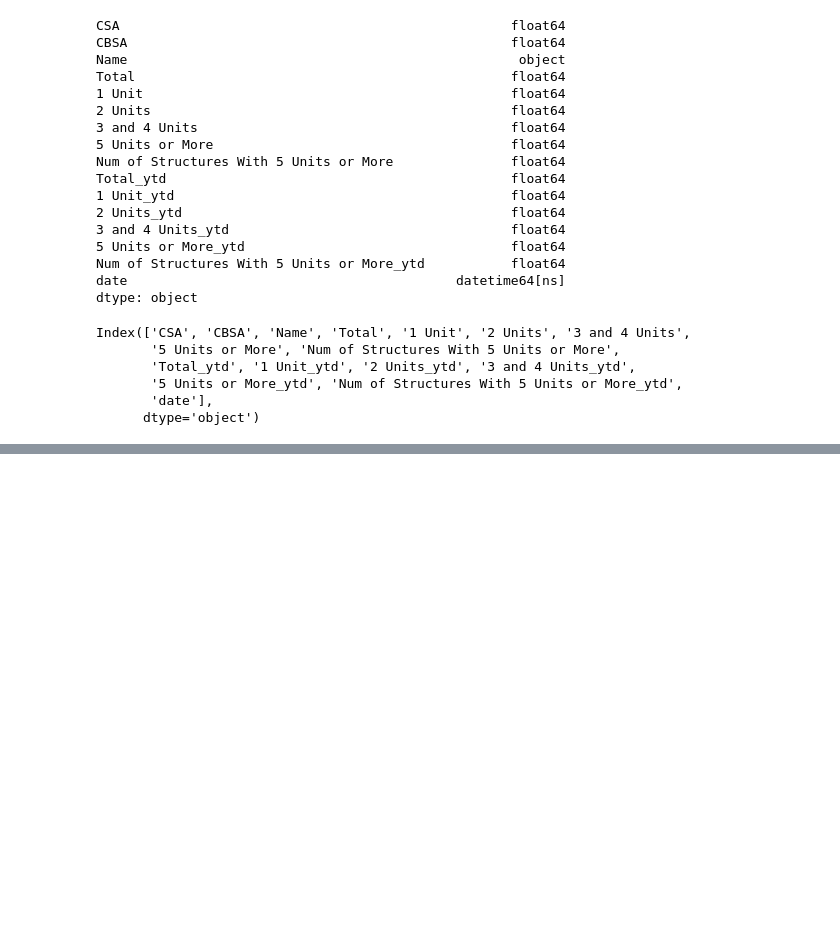
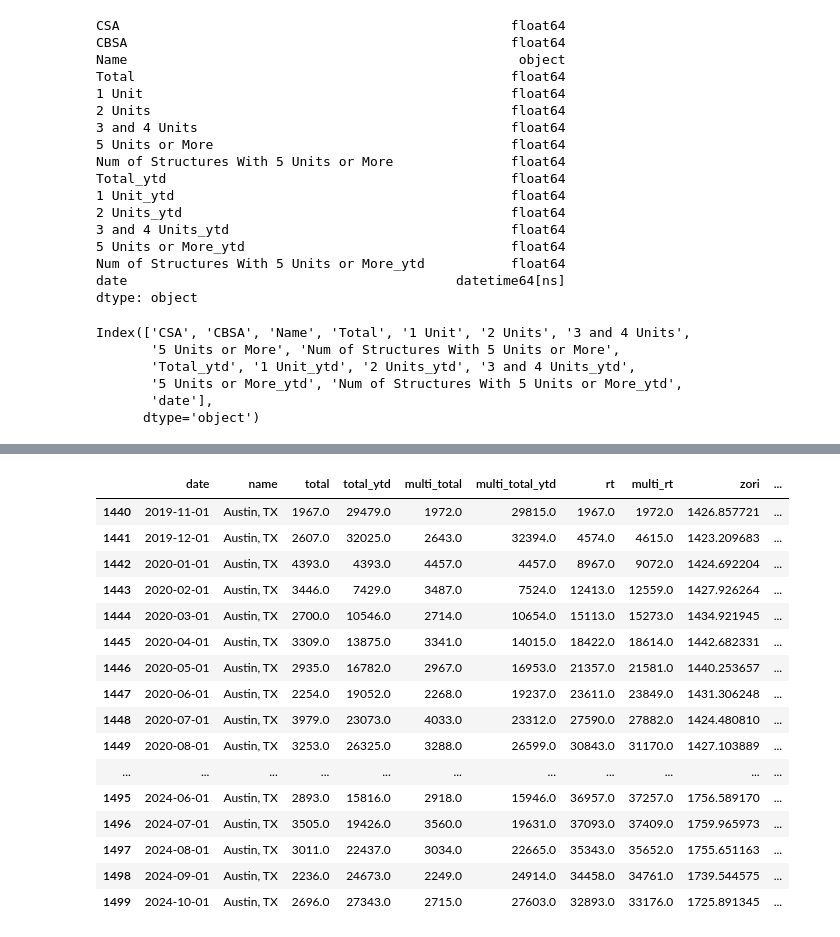
Before and after one commit to gmelmed/gmelmed.github.io, a Jupyter notebook: final_project/homebuilding_data.ipynb, the cells around one changed output, grey strips where cells are left out. Cells and saved outputs as stored; diff of their text form; code cells hidden in the pictures; blank space fills up the shorter version.

```diff
--- a/final_project/homebuilding_data.ipynb
+++ b/final_project/homebuilding_data.ipynb
@@ -582,0 +508,20 @@ ValueError: cannot reindex on an axis with duplicate labels
+# %%
+homebuilding_zori[homebuilding_zori['name'] == 'Austin, TX']
+# %% [output]
+|  | date | name | total | total_ytd | multi_total | multi_total_ytd | rt | multi_rt | zori | ... |
+| 1440 | 2019-11-01 | Austin, TX | 1967.0 | 29479.0 | 1972.0 | 29815.0 | 1967.0 | 1972.0 | 1426.857721 | ... |
+| 1441 | 2019-12-01 | Austin, TX | 2607.0 | 32025.0 | 2643.0 | 32394.0 | 4574.0 | 4615.0 | 1423.209683 | ... |
+| 1442 | 2020-01-01 | Austin, TX | 4393.0 | 4393.0 | 4457.0 | 4457.0 | 8967.0 | 9072.0 | 1424.692204 | ... |
+| 1443 | 2020-02-01 | Austin, TX | 3446.0 | 7429.0 | 3487.0 | 7524.0 | 12413.0 | 12559.0 | 1427.926264 | ... |
+| 1444 | 2020-03-01 | Austin, TX | 2700.0 | 10546.0 | 2714.0 | 10654.0 | 15113.0 | 15273.0 | 1434.921945 | ... |
+| 1445 | 2020-04-01 | Austin, TX | 3309.0 | 13875.0 | 3341.0 | 14015.0 | 18422.0 | 18614.0 | 1442.682331 | ... |
+| 1446 | 2020-05-01 | Austin, TX | 2935.0 | 16782.0 | 2967.0 | 16953.0 | 21357.0 | 21581.0 | 1440.253657 | ... |
+| 1447 | 2020-06-01 | Austin, TX | 2254.0 | 19052.0 | 2268.0 | 19237.0 | 23611.0 | 23849.0 | 1431.306248 | ... |
+| 1448 | 2020-07-01 | Austin, TX | 3979.0 | 23073.0 | 4033.0 | 23312.0 | 27590.0 | 27882.0 | 1424.480810 | ... |
+| 1449 | 2020-08-01 | Austin, TX | 3253.0 | 26325.0 | 3288.0 | 26599.0 | 30843.0 | 31170.0 | 1427.103889 | ... |
+| ... | ... | ... | ... | ... | ... | ... | ... | ... | ... | ... |
+| 1495 | 2024-06-01 | Austin, TX | 2893.0 | 15816.0 | 2918.0 | 15946.0 | 36957.0 | 37257.0 | 1756.589170 | ... |
+| 1496 | 2024-07-01 | Austin, TX | 3505.0 | 19426.0 | 3560.0 | 19631.0 | 37093.0 | 37409.0 | 1759.965973 | ... |
+| 1497 | 2024-08-01 | Austin, TX | 3011.0 | 22437.0 | 3034.0 | 22665.0 | 35343.0 | 35652.0 | 1755.651163 | ... |
+| 1498 | 2024-09-01 | Austin, TX | 2236.0 | 24673.0 | 2249.0 | 24914.0 | 34458.0 | 34761.0 | 1739.544575 | ... |
+| 1499 | 2024-10-01 | Austin, TX | 2696.0 | 27343.0 | 2715.0 | 27603.0 | 32893.0 | 33176.0 | 1725.891345 | ... |
```
Also changed, not shown: parts of 22 cells of this notebook, 3 other files.
